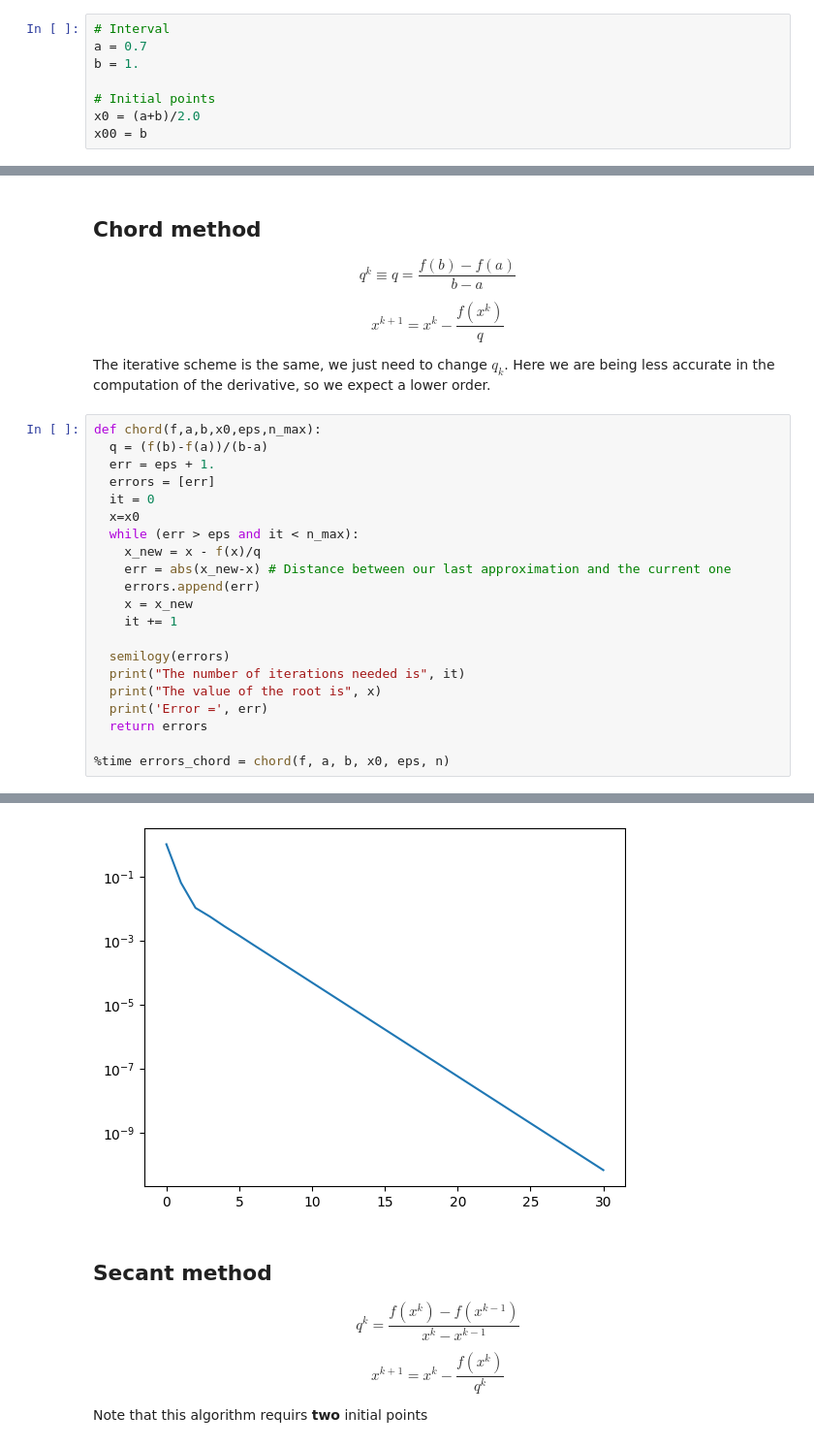
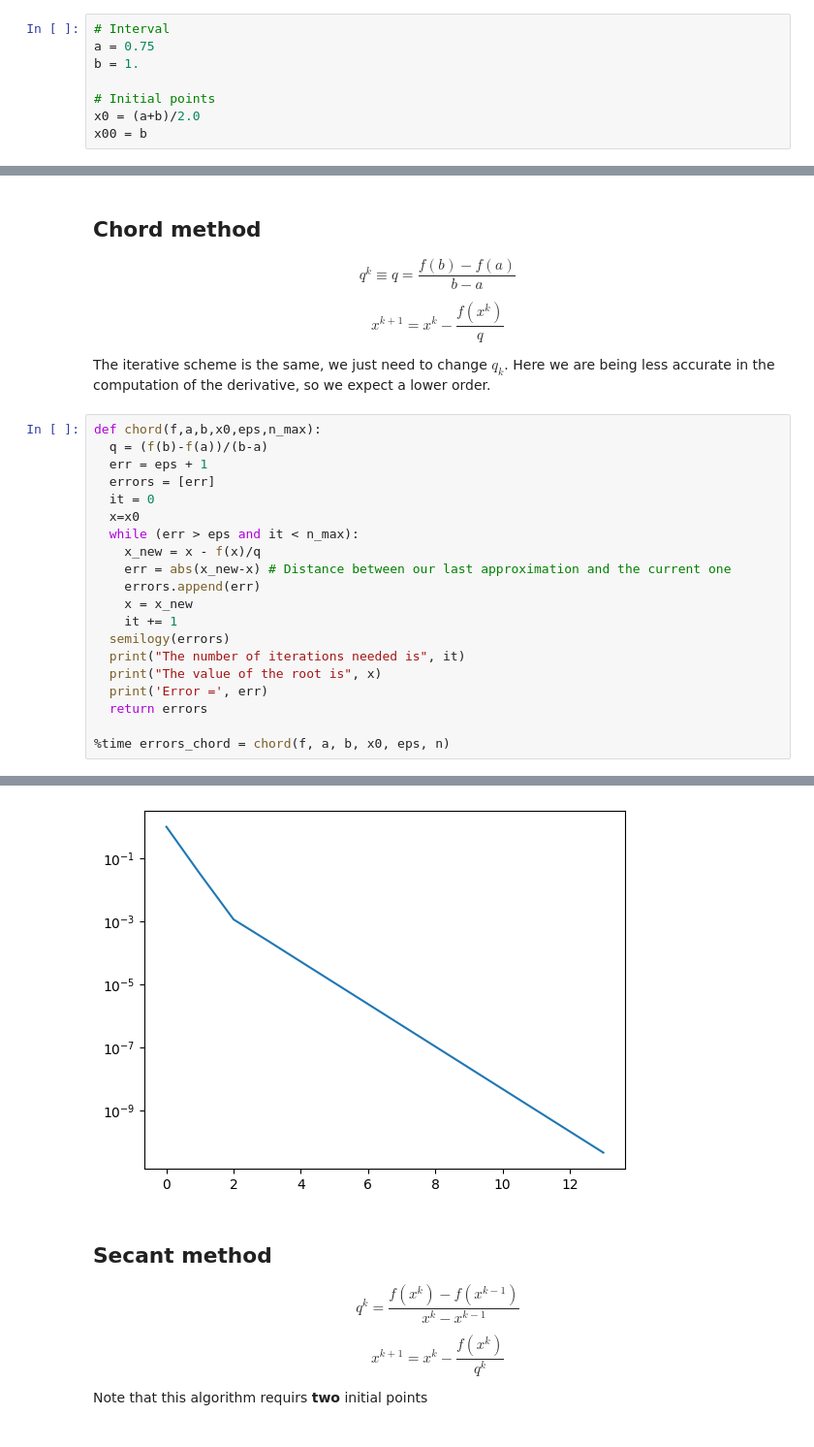
Before and after one commit to lorenzotomada/Applied_Mathematics, a Jupyter notebook: Code/AM_lab4.ipynb, the cells around one changed output, grey strips where cells are left out. Shown: that part at 97% size. Drawn from its saved outputs; the diff is of its cells as text.

```diff
--- a/Code/AM_lab4.ipynb
+++ b/Code/AM_lab4.ipynb
@@ -53,7 +53,7 @@ $[a, b]$ is the interval in which we seek the solution (we are interested in the
 $x_0$ and ${x_{0}}_0$ are two starting points (in the following, ${x_0}_0$ is used as $x_{-1}$ for the secant method).
 # %%
 # Interval
-a = 0.7
+a = 0.75
 b = 1.
 
 # Initial points
@@ -220,7 +220,7 @@ The iterative scheme is the same, we just need to change $q_k$. Here we are bein
 # %%
 def chord(f,a,b,x0,eps,n_max):
   q = (f(b)-f(a))/(b-a)
-  err = eps + 1.
+  err = eps + 1
   errors = [err]
   it = 0
   x=x0
@@ -230,7 +230,6 @@ def chord(f,a,b,x0,eps,n_max):
     errors.append(err)
     x = x_new
     it += 1
-
   semilogy(errors)
   print("The number of iterations needed is", it)
   print("The value of the root is", x)
@@ -247,4 +246,4 @@ Wall time: 26.3 ms
-[figure, old version]
+[figure, new version]
 # %% [markdown]
 ## Secant method
 
```
Also changed, not shown: parts of 7 cells of this notebook.
